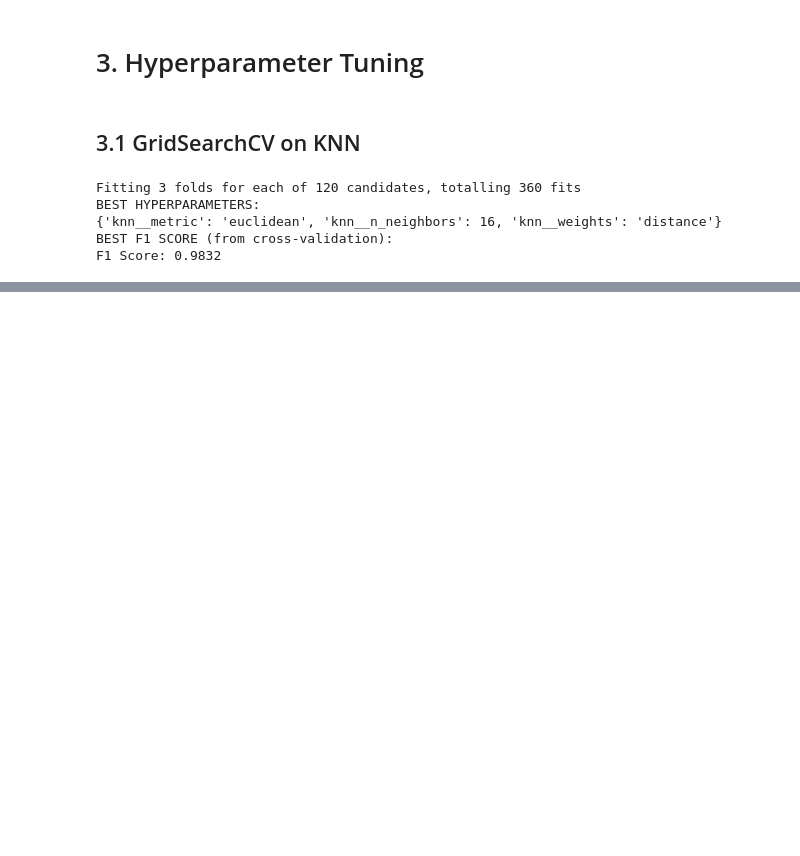
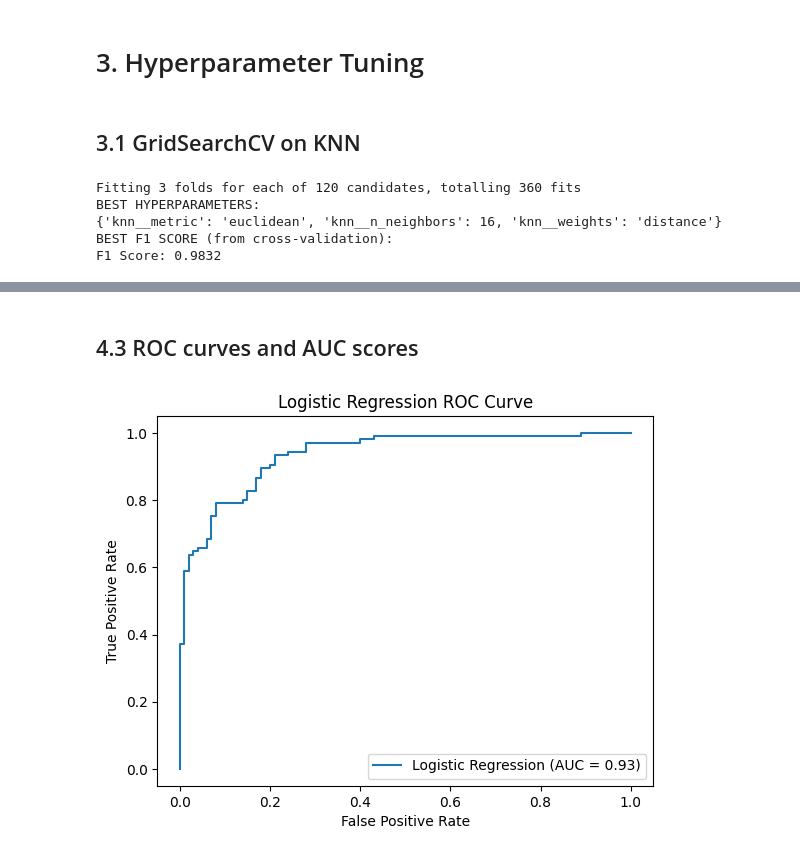
Before and after one commit to hyeonukim/COMP9130, a Jupyter notebook: mini-project-2/notebooks/02_modeling.ipynb, the cells around one changed output, grey strips where cells are left out. Saved outputs shown, nothing was run; the diff lists cells and outputs as text; code cells hidden in the pictures; blank space fills up the shorter version.

```diff
--- a/mini-project-2/notebooks/02_modeling.ipynb
+++ b/mini-project-2/notebooks/02_modeling.ipynb
@@ -183,0 +247,15 @@ F1 Score: 0.9832
+# %% [markdown]
+## 4.3 ROC curves and AUC scores
+# %%
+# Logistic Regression ROC-AUC
+y_prob_log_reg = log_reg.predict_proba(X_test_enc)[:, 1]
+fpr_log_reg, tpr_log_reg, _ = roc_curve(y_test, y_prob_log_reg)
+roc_auc_log_reg = roc_auc_score(y_test, y_prob_log_reg)
+plt.plot(fpr_log_reg, tpr_log_reg, label=f'Logistic Regression (AUC = {roc_auc_log_reg:.2f})')
+plt.title('Logistic Regression ROC Curve')
+plt.xlabel('False Positive Rate')
+plt.ylabel('True Positive Rate')
+plt.legend()
+plt.show()
+# %% [output]
+[figure, added]
```
Also changed, not shown: parts of 16 cells of this notebook.
